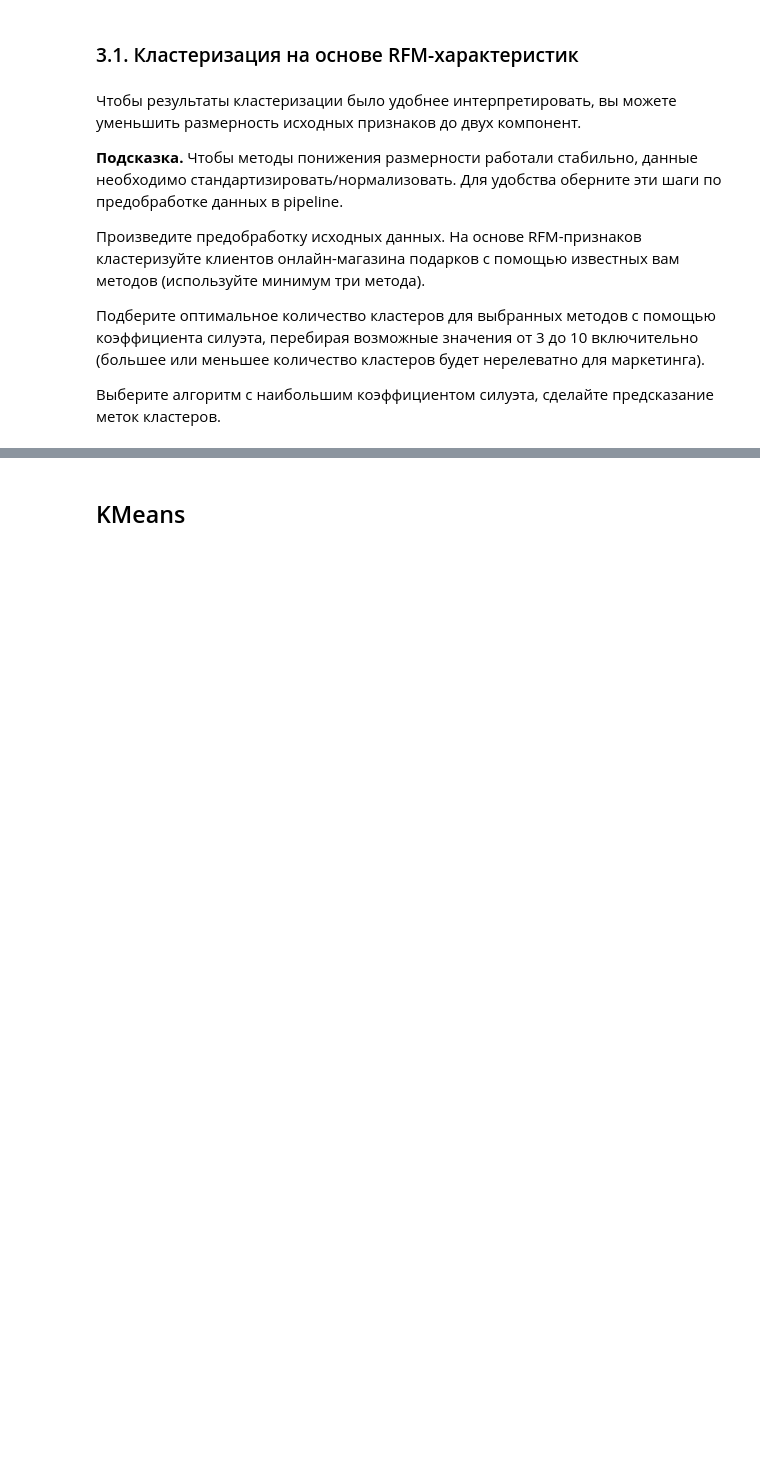
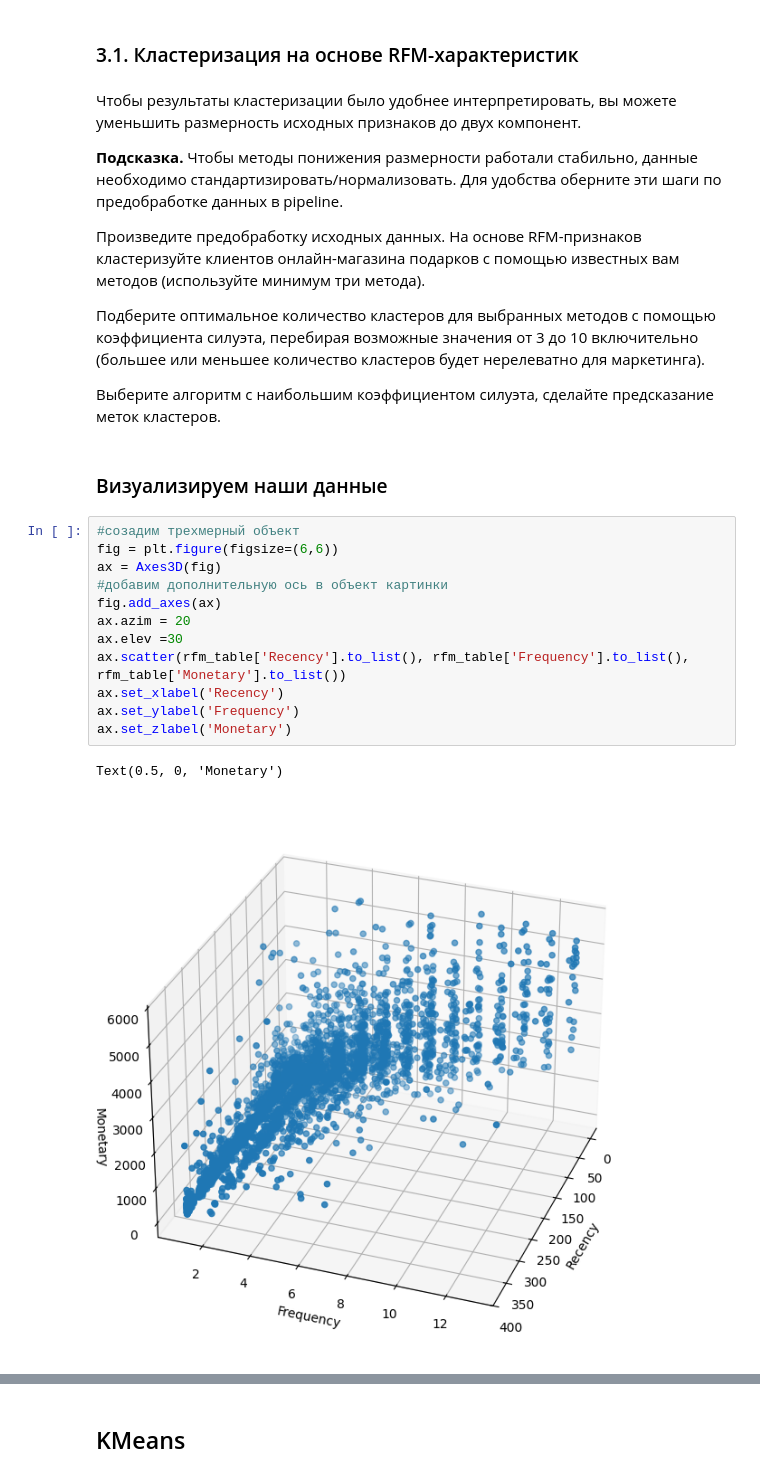
Before and after one commit to AnaSemina/Public-Rep, a Jupyter notebook: Сегментация клиентов онлайн магазина подарков/PROJECT-6._Сегментация_клиентов_онлайн-магазина.ipynb, the cells around one changed output, grey strips where cells are left out. Saved outputs shown, nothing was run; the diff lists cells and outputs as text; blank space fills up the shorter version.

```diff
--- a/Сегментация клиентов онлайн магазина подарков/PROJECT-6._Сегментация_клиентов_онлайн-магазина.ipynb
+++ b/Сегментация клиентов онлайн магазина подарков/PROJECT-6._Сегментация_клиентов_онлайн-магазина.ipynb
@@ -703,3 +707,20 @@ fig.show()
 Подберите оптимальное количество кластеров для выбранных методов с помощью коэффициента силуэта, перебирая возможные значения от 3 до 10 включительно (большее или меньшее количество кластеров будет нерелеватно для маркетинга).
 
 Выберите алгоритм с наибольшим коэффициентом силуэта, сделайте предсказание меток кластеров.
+# %% [markdown]
+### Визуализируем наши данные
+# %%
+#созадим трехмерный объект
+fig = plt.figure(figsize=(6,6))
+ax = Axes3D(fig)
+#добавим дополнительную ось в объект картинки
+fig.add_axes(ax)
+ax.azim = 20
+ax.elev =30
+ax.scatter(rfm_table['Recency'].to_list(), rfm_table['Frequency'].to_list(), rfm_table['Monetary'].to_list())
+ax.set_xlabel('Recency')
+ax.set_ylabel('Frequency')
+ax.set_zlabel('Monetary')
+# %% [output]
+Text(0.5, 0, 'Monetary')
+[figure, added]
```
Also changed, not shown: parts of 43 cells of this notebook, 2 other files.
